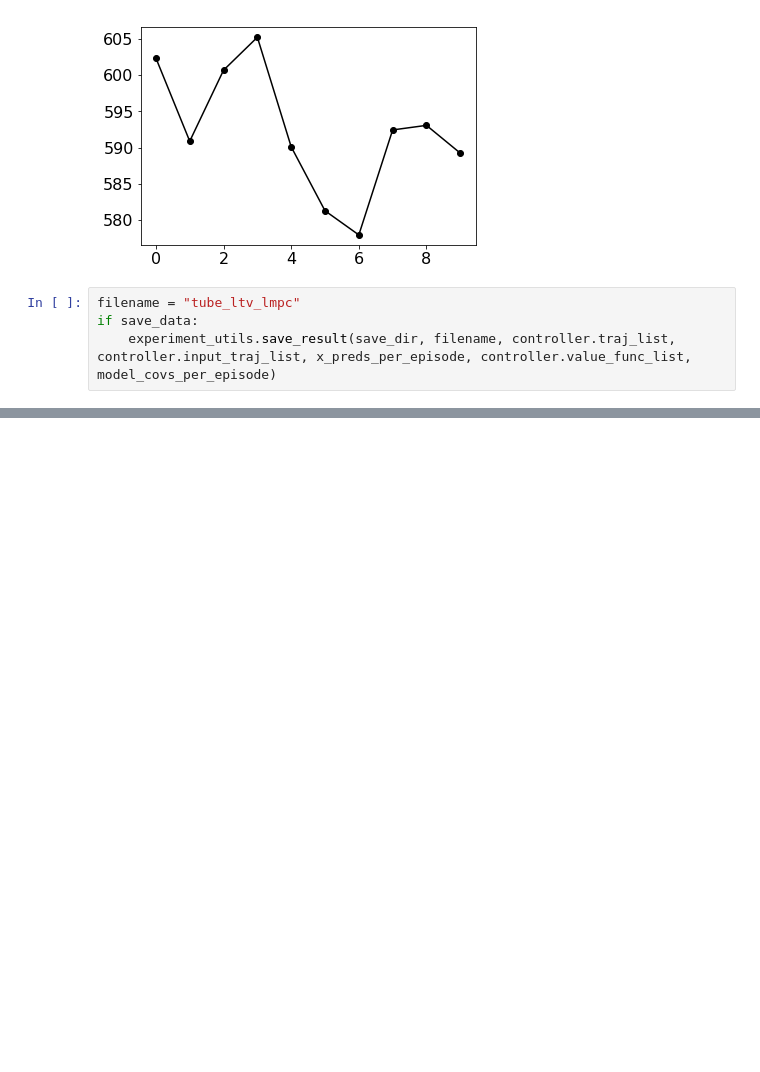
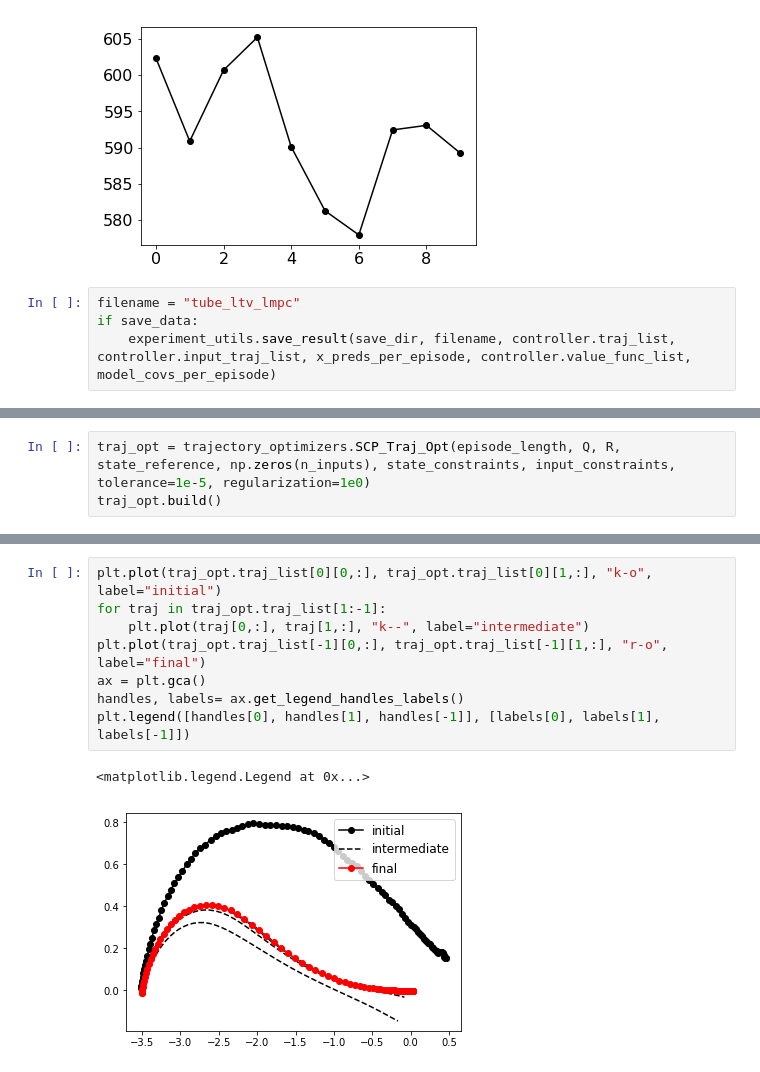
Before and after one commit to GoldeneyeRohan/prediction-uncertainty, a Jupyter notebook: Dubin Car LMPC.ipynb, the cells around one changed output, grey strips where cells are left out. Saved outputs shown, nothing was run; the diff lists cells and outputs as text; blank space fills up the shorter version.

Commit message:
working trajectory optimizations

```diff
--- a/Dubin Car LMPC.ipynb
+++ b/Dubin Car LMPC.ipynb
@@ -576,0 +576,3 @@ import time
+# %%
+traj_opt = trajectory_optimizers.SCP_Traj_Opt(episode_length, Q, R, state_reference, np.zeros(n_inputs), state_constraints, input_constraints, tolerance=1e-5, regularization=1e0)
+traj_opt.build()
@@ -576,0 +596,11 @@ import time
+# %%
+plt.plot(traj_opt.traj_list[0][0,:], traj_opt.traj_list[0][1,:], "k-o", label="initial")
+for traj in traj_opt.traj_list[1:-1]:
+    plt.plot(traj[0,:], traj[1,:], "k--", label="intermediate")
+plt.plot(traj_opt.traj_list[-1][0,:], traj_opt.traj_list[-1][1,:], "r-o", label="final")
+ax = plt.gca()
+handles, labels= ax.get_legend_handles_labels()
+plt.legend([handles[0], handles[1], handles[-1]], [labels[0], labels[1], labels[-1]])
+# %% [output]
+<matplotlib.legend.Legend at 0x...>
+[figure, added]
```
Also changed, not shown: parts of 19 cells of this notebook, 5 other files.
